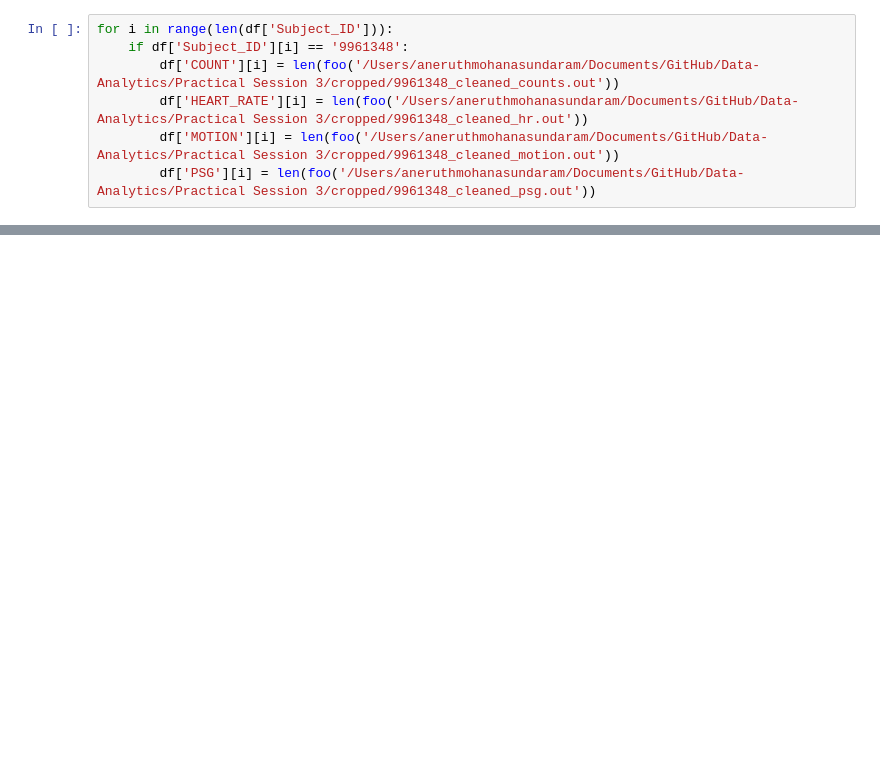
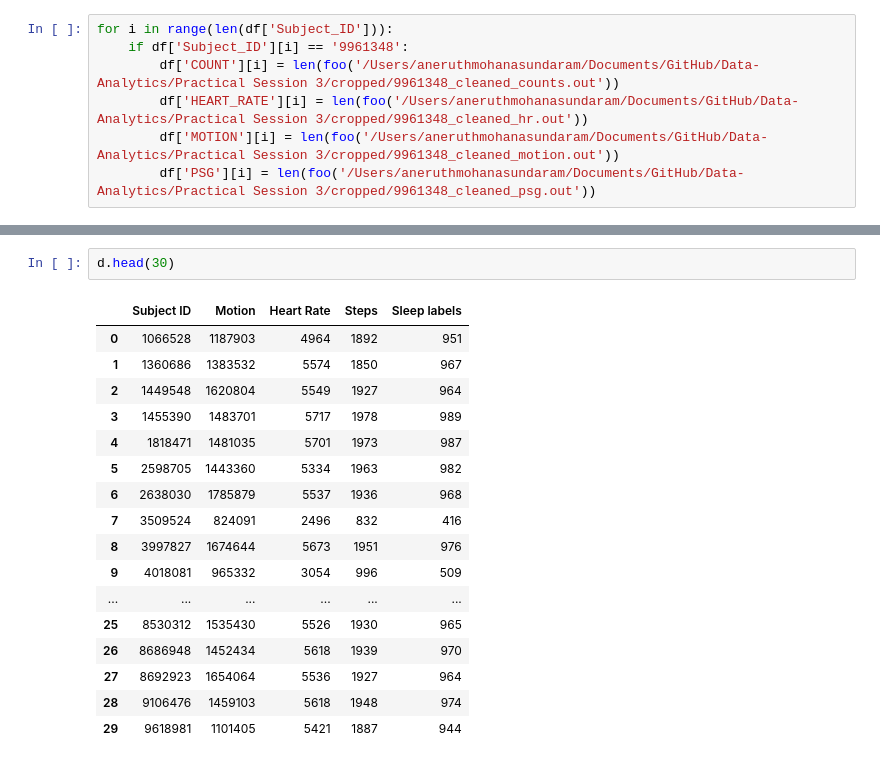
Before and after one commit to Aneruth/Data-Analytics, a Jupyter notebook: Practical Session 3/test.ipynb, the cells around one changed output, grey strips where cells are left out. Drawn from its saved outputs; the diff is of its cells as text; blank space fills up the shorter version.

```diff
--- a/Practical Session 3/test.ipynb
+++ b/Practical Session 3/test.ipynb
@@ -74,0 +57,20 @@ TypeError: 'numpy.ndarray' object is not callable
+# %%
+d.head(30)
+# %% [output]
+|  | Subject ID | Motion | Heart Rate | Steps | Sleep labels |
+| 0 | 1066528 | 1187903 | 4964 | 1892 | 951 |
+| 1 | 1360686 | 1383532 | 5574 | 1850 | 967 |
+| 2 | 1449548 | 1620804 | 5549 | 1927 | 964 |
+| 3 | 1455390 | 1483701 | 5717 | 1978 | 989 |
+| 4 | 1818471 | 1481035 | 5701 | 1973 | 987 |
+| 5 | 2598705 | 1443360 | 5334 | 1963 | 982 |
+| 6 | 2638030 | 1785879 | 5537 | 1936 | 968 |
+| 7 | 3509524 | 824091 | 2496 | 832 | 416 |
+| 8 | 3997827 | 1674644 | 5673 | 1951 | 976 |
+| 9 | 4018081 | 965332 | 3054 | 996 | 509 |
+| ... | ... | ... | ... | ... | ... |
+| 25 | 8530312 | 1535430 | 5526 | 1930 | 965 |
+| 26 | 8686948 | 1452434 | 5618 | 1939 | 970 |
+| 27 | 8692923 | 1654064 | 5536 | 1927 | 964 |
+| 28 | 9106476 | 1459103 | 5618 | 1948 | 974 |
+| 29 | 9618981 | 1101405 | 5421 | 1887 | 944 |
```
Also changed, not shown: parts of 14 cells of this notebook.
